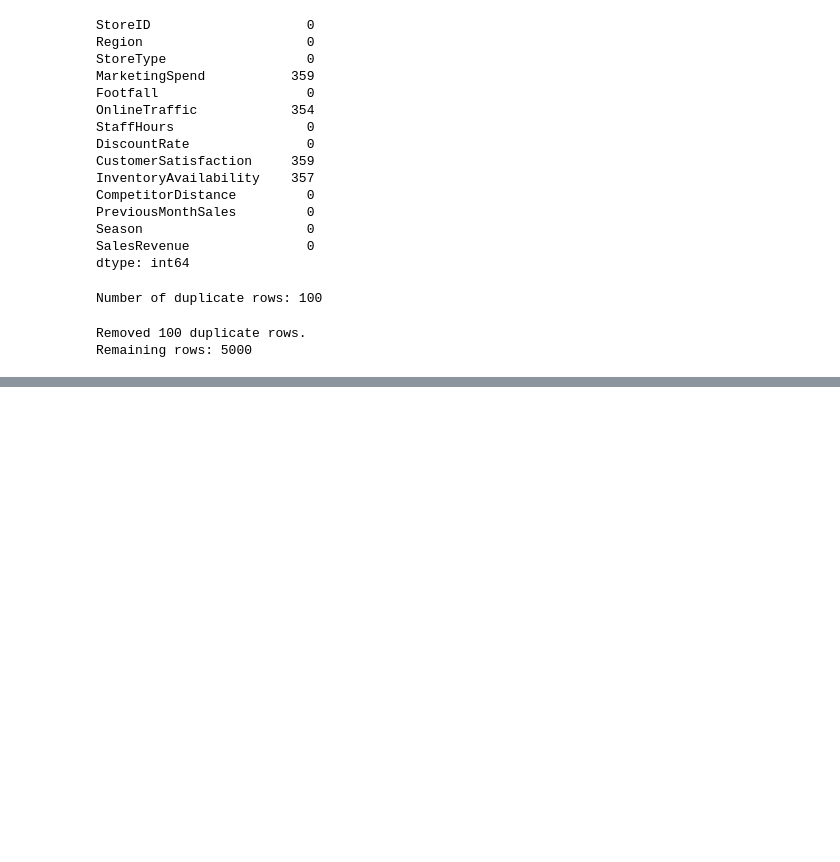
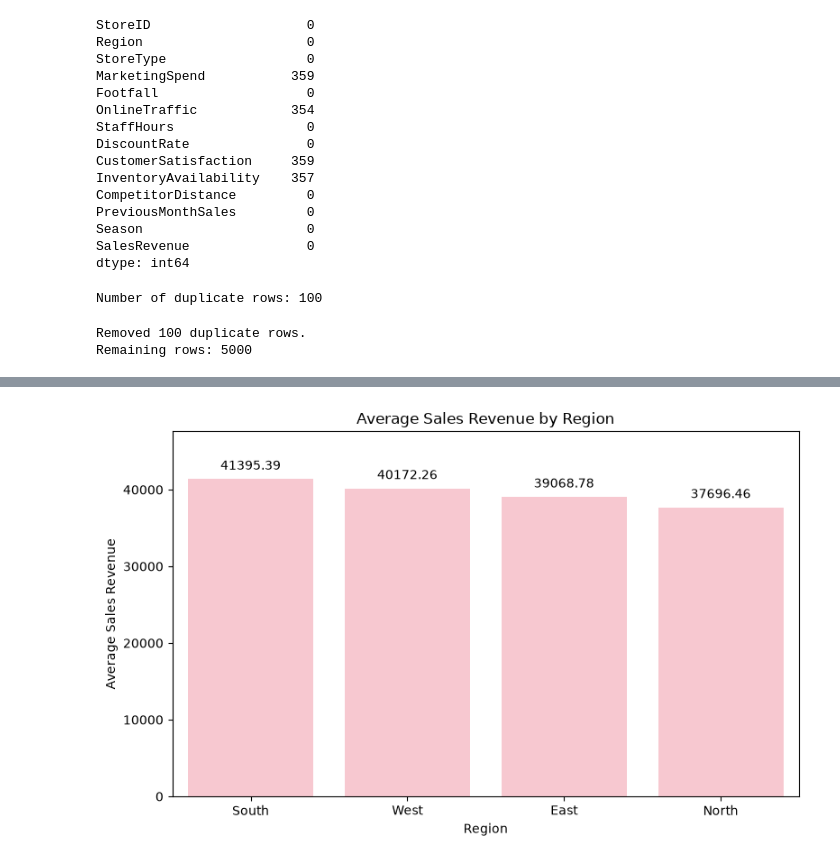
Before and after one commit to n00230352/DataAnalyticsForBusiness, a Jupyter notebook: Task1.ipynb, the cells around one changed output, grey strips where cells are left out. Cells and saved outputs as stored; diff of their text form; code cells hidden in the pictures; blank space fills up the shorter version.

```diff
--- a/Task1.ipynb
+++ b/Task1.ipynb
@@ -83,0 +256,17 @@ Remaining rows: 5000
+# %%
+# Divide MarketingSpend into three equally sized groups
+retail_outlets["MarketingSpendGroup"] = pd.qcut(
+    retail_outlets["MarketingSpend"],
+    q=3,
+    labels=["Low", "Medium", "High"],
+)
+
+# Calculate average sales revenue for each spending group
+average_sales_by_spending_group = (
+    retail_outlets.groupby("MarketingSpendGroup", observed=False)["SalesRevenue"]
+    .mean()
+    .round(2)
+)
+
+# Display the results
+display(average_sales_by_spending_group)
@@ -83,0 +371,37 @@ Remaining rows: 5000
+# %%
+# Calculate average sales by region
+region_sales = (
+    retail_outlets.groupby("Region", as_index=False)["SalesRevenue"]
+    .mean()
+    .sort_values("SalesRevenue", ascending=False)
+)
+
+# Create the bar chart
+plt.figure(figsize=(8, 5))
+ax = sns.barplot(
+    data=region_sales,
+    x="Region",
+    y="SalesRevenue",
+    order=region_sales["Region"],
+    color="pink",
+)
+
+# Add value labels above the bars
+for bar in ax.patches:
+    ax.annotate(
+        f"{bar.get_height():.2f}",
+        (bar.get_x() + bar.get_width() / 2, bar.get_height()),
+        ha="center",
+        va="bottom",
+        xytext=(0, 5),
+        textcoords="offset points",
+    )
+
+plt.title("Average Sales Revenue by Region")
+plt.xlabel("Region")
+plt.ylabel("Average Sales Revenue")
+plt.ylim(0, region_sales["SalesRevenue"].max() * 1.15)
+plt.tight_layout()
+plt.show()
+# %% [output]
+[figure, added]
```
Also changed, not shown: parts of 17 cells of this notebook.
